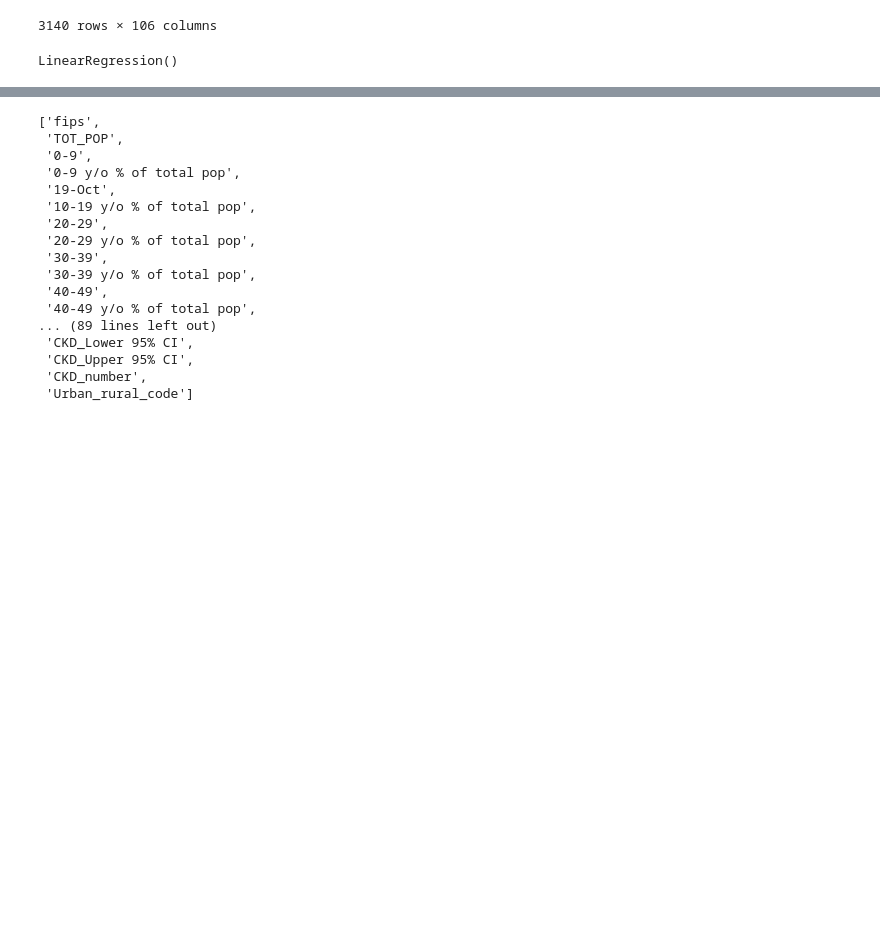
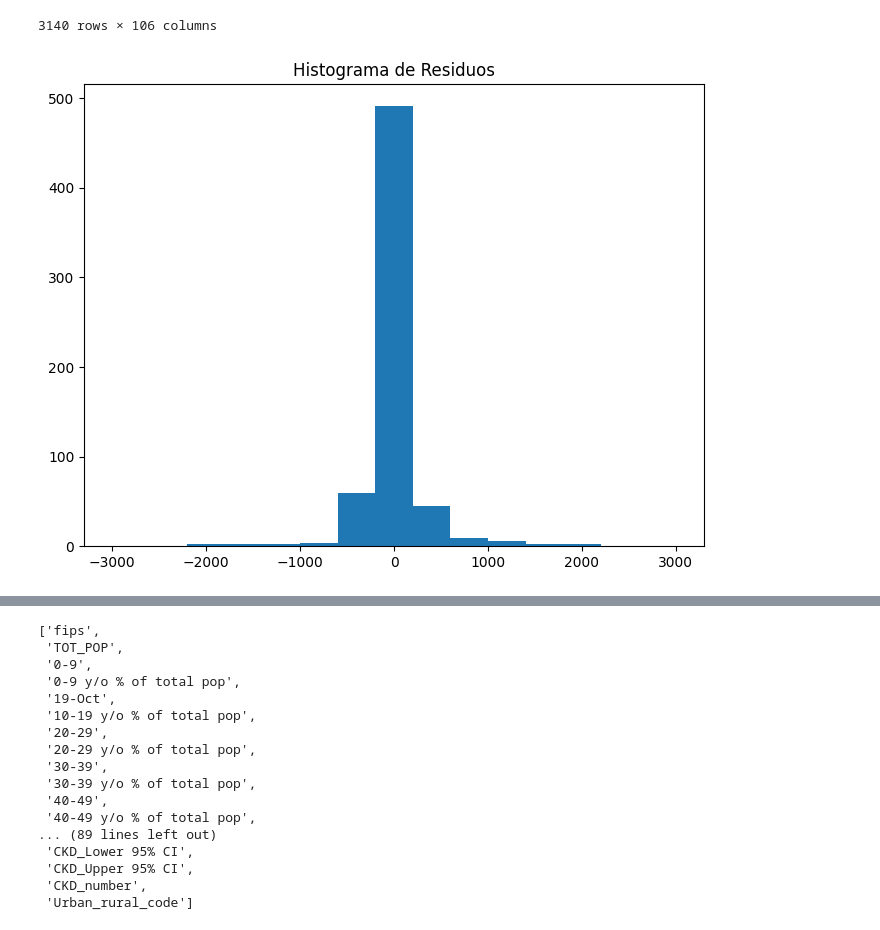
Before and after one commit to grigorow1974/Proyecto_Regresion_Lineal_Regularizada, a Jupyter notebook: src/explore.ipynb, the cells around one changed output, grey strips where cells are left out. Cells and saved outputs as stored; diff of their text form; code cells hidden in the pictures; blank space fills up the shorter version.

```diff
--- a/src/explore.ipynb
+++ b/src/explore.ipynb
@@ -117,14 +140,28 @@ X = df_normalizado
 y = df['Obesity_number']
 
 X_train, X_test, y_train, y_test = train_test_split(X,y,test_size=0.2, random_state=42)
-# %%
-from sklearn.linear_model import LinearRegression
-
-model_lr = LinearRegression()
-
-model_lr.fit(X_train, y_train)
-# %% [output]
-LinearRegression()
+# %%
+from sklearn.linear_model import LinearRegression
+
+model_lr = LinearRegression()
+
+model_lr.fit(X_train, y_train)
+
+# Se hace histrograma de residuos para comprobar que se distribuyen normalmente
+
+# Obtener las predicciones en los datos de prueba
+predicciones = model_lr.predict(X_test)
+
+# Calcular los residuos
+residuos = y_test - predicciones
+
+# Crear un histograma de residuos
+plt.figure(figsize=(8, 6))
+plt.hist(residuos, bins=15, range=(-3000,3000))
+plt.title('Histograma de Residuos')
+plt.show()
+# %% [output]
+[figure, added]
 # %%
 print(f'Intercepto: {model_lr.intercept_}')
 print(f'Coeficientes: {model_lr.coef_}')
```
Also changed, not shown: parts of 5 cells of this notebook.
